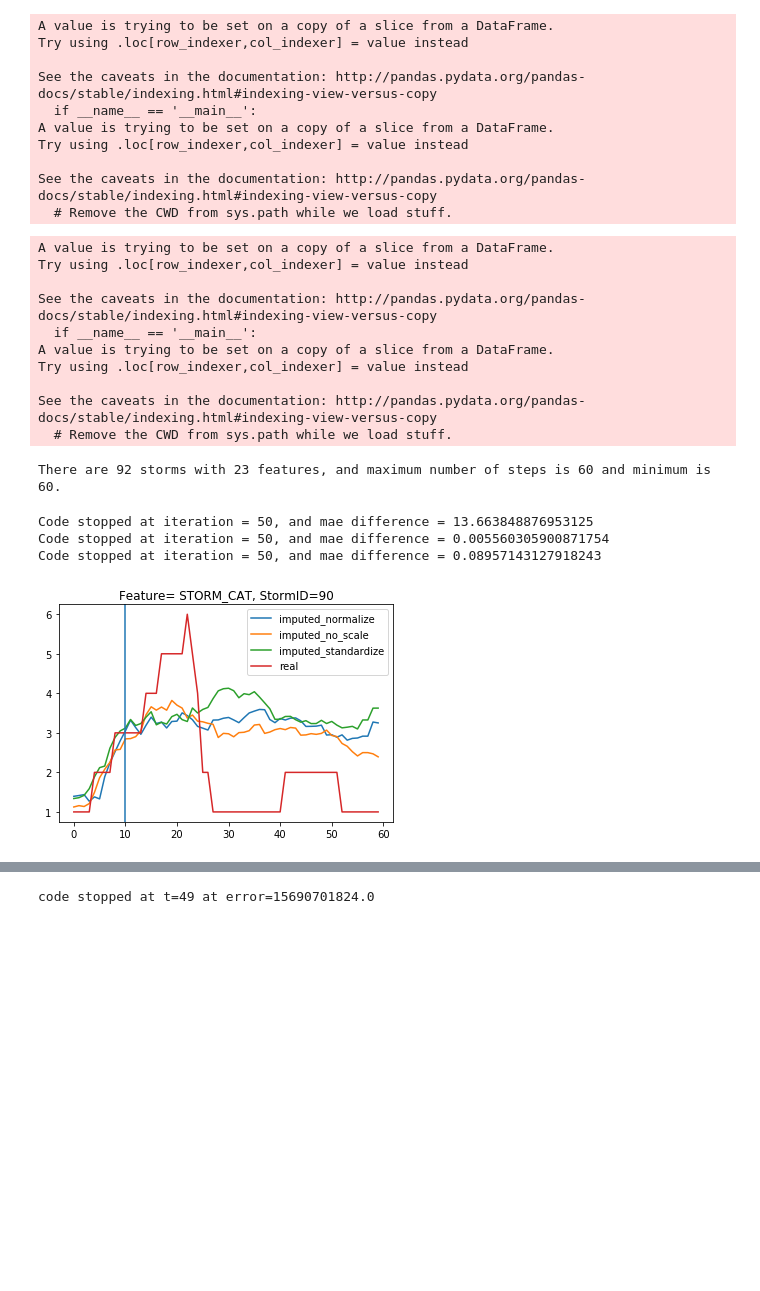
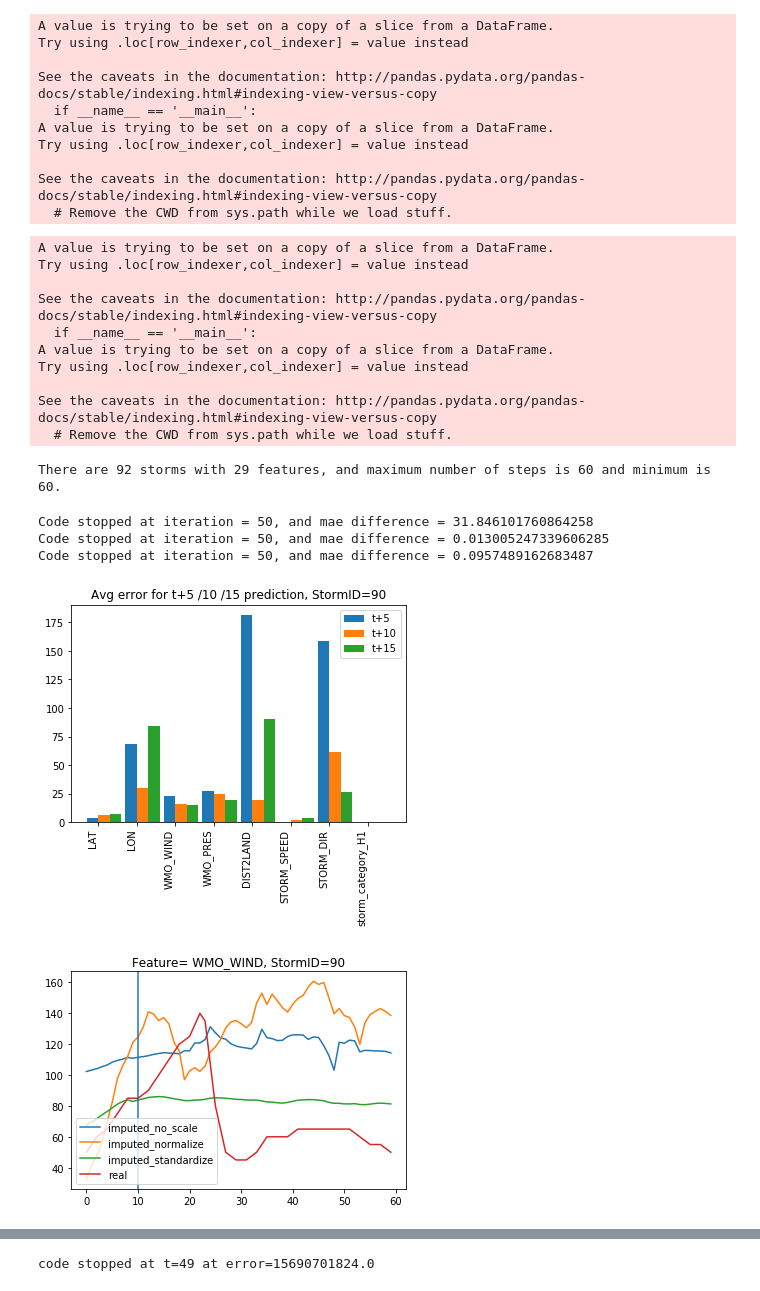
Before and after one commit to leobix/hurricast, a Jupyter notebook: processing_csv.ipynb, the cells around one changed output, grey strips where cells are left out. Drawn from its saved outputs; the diff is of its cells as text; code cells hidden in the pictures; blank space fills up the shorter version.

```diff
--- a/processing_csv.ipynb
+++ b/processing_csv.ipynb
@@ -215,7 +232,9 @@ def create_tensor(data, number_of_storms):
     tensor = data[1]
     for i in range(2,number_of_storms,1):
         tensor=np.dstack((tensor, data[i]))
-    return tensor
+    #return list of features
+    p_list = data[1].columns.tolist()
+    return tensor, p_list
 
 def repad(t):
     for i in range(t.shape[0]):
@@ -325,31 +348,55 @@ def slice_learning(tensor_train,r,max_iteration=50,convergence=0.001, plot=False
 #print('The MAE between X_imputed and X_original is %s' %(get_mae(X_imputed,t3_test2)))
 # %%
 #Function to standardize and de_standardize data
-def standardize(tensor,k): #only first k columns
+def standardize(tensor):
     new_tensor = tensor.clone()
     #calculate along 2nd (python index) dimension
     #std, mean = torch.std_mean(tensor[:,:k,:], dim=2)
     # @cynthia: I replaced your line by this one so that it works with my torch version
-    std, mean = torch.std(tensor[:,:k,:], dim=2), torch.mean(tensor[:,:k,:], dim=2)
+    std, mean = torch.std(tensor[:,:,:], dim=2), torch.mean(tensor[:,:,:], dim=2)
     t=tensor.shape[2]
     for i in range(t):
         #element wise division
-        new_tensor[:,:k,i] = torch.div((tensor[:,:k,i] - mean),std)
+        new_tensor[:,:,i] = torch.div((tensor[:,:,i] - mean),std)
     #replace Nan with 0
     new_tensor[new_tensor != new_tensor] = 0
     return new_tensor, mean, std
 
-def de_standardize(tensor,mean,std,k):
+def de_standardize(tensor,mean,std):
     t=tensor.shape[2]
     new_tensor = tensor.clone()
     for i in range(t):
         #element wise multiplication
-        new_tensor[:,:k,i] = torch.mul(tensor[:,:k,i] ,std) + mean
+        new_tensor[:,:,i] = torch.mul(tensor[:,:,i] ,std) + mean
     return new_tensor
 
 # a,m,std=standardize(x)
 # b=de_standardize(a,m,std)
 # print('standardize',a )
 # print('de_standardize', b)
+# %%
+#plot error bar chart
+def plot_error(data, data_imputed, p_list,storm_id):#calculate error for all features for next 5 hour prediction:
+    error_5=[]
+    error_10=[]
+    error_15=[]
+    for p in range(len(p_list)):
+        error_v=np.abs(data_imputed[storm_id][p] - data[storm_id][p])
+        error_5.append((error_v[time+4:time+6].sum()*(1/3)))#avg of time = 4,5,6
+        error_10.append((error_v[time+9:time+11].sum()*(1/3)))
+        error_15.append((error_v[time+14:time+16].sum()*(1/3)))
+
+    #plotting error:
+    ind = np.arange(len(p_list))
+    width = 0.3
+    plt.bar(ind,error_5,width, label='t+5')
+    plt.bar(ind+width,error_10,width, label='t+10')
+    plt.bar(ind+2*width,error_15,width, label='t+15')
+    plt.xticks(ind + width / 2, p_list)
+    plt.title('Avg error for t+5 /10 /15 prediction, StormID=%s' %(storm_id))
+    plt.setp(plt.gca().get_xticklabels(), rotation=90, horizontalalignment='right')
+    plt.legend(loc='best')
+    plt.show()
+    return
 # %%
 #Testing function by deleting entries after time t for one particular storm
@@ -396,5 +453,5 @@ def test(data, storm_id, time, r, p = 2):
 # %%
-t3 = prepare_data(min_wind = 50, max_steps=60)
+t3,p_list = prepare_data(min_wind = 50, max_steps=60)
 # %% [output]
 A value is trying to be set on a copy of a slice from a DataFrame.
 Try using .loc[row_indexer,col_indexer] = value instead
@@ -406,19 +463,20 @@ Try using .loc[row_indexer,col_indexer] = value instead
 
 See the caveats in the documentation: http://pandas.pydata.org/pandas-docs/stable/indexing.html#indexing-view-versus-copy
   # Remove the CWD from sys.path while we load stuff.
-There are 92 storms with 23 features, and maximum number of steps is 60 and minimum is 60.
+There are 92 storms with 29 features, and maximum number of steps is 60 and minimum is 60.
 # %%
 #60 is big storm not easy to predict
 storm_id = 90
 time = 10
 r = 22 #size of latent features
-p = 7 #predicted feature
-test(t3, storm_id, time, r, p )
+p = 2 #plot predicted feature
+test(t3, p_list, storm_id, time, r, p )
 # %% [output]
-Code stopped at iteration = 50, and mae difference = 13.663848876953125
-Code stopped at iteration = 50, and mae difference = 0.005560305900871754
-Code stopped at iteration = 50, and mae difference = 0.08957143127918243
+Code stopped at iteration = 50, and mae difference = 31.846101760864258
+Code stopped at iteration = 50, and mae difference = 0.013005247339606285
+Code stopped at iteration = 50, and mae difference = 0.0957489162683487
-[figure, old version]
+[figure, new version]
+[figure, added]
 # %%
 #get best r
 def get_best_r(data, r_min, r_max):
```
Also changed, not shown: parts of 4 cells of this notebook.
